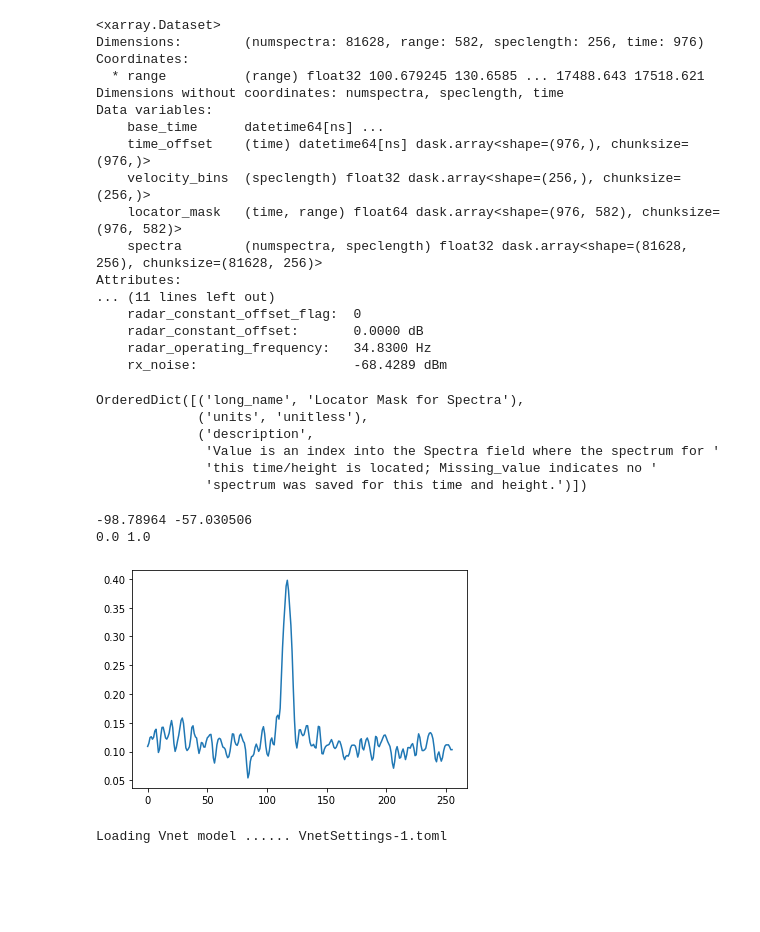
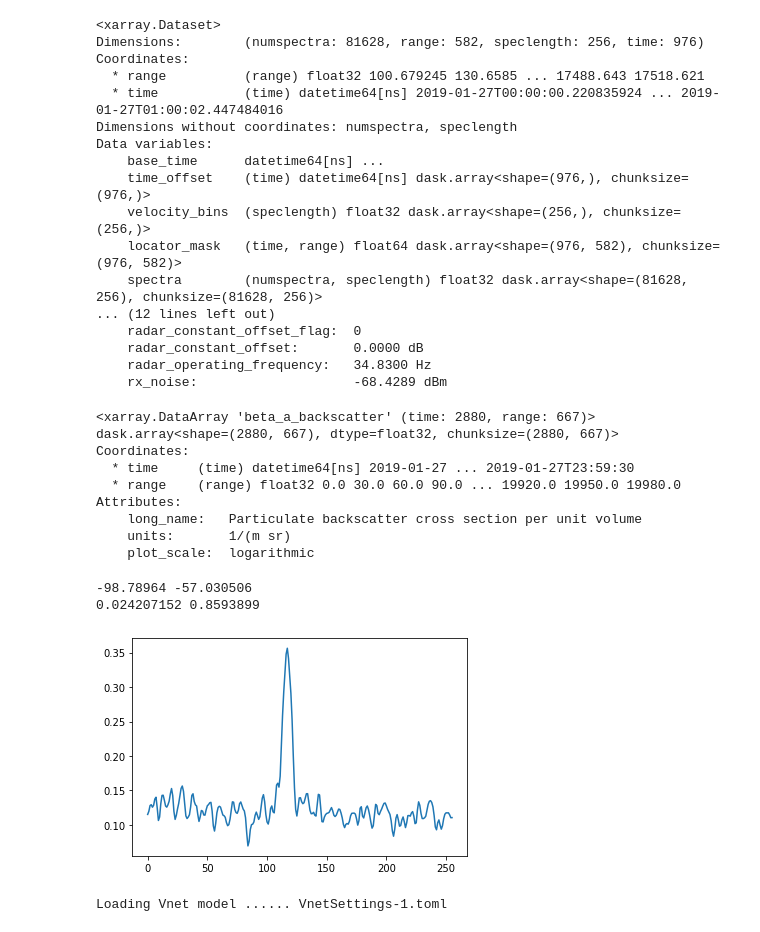
Before and after one commit to remsens-lim/Voodoo, a Jupyter notebook: Voodoo_predictor.ipynb, the cells around one changed output. Cells and saved outputs as stored; diff of their text form; code cells hidden in the pictures; blank space fills up the shorter version.

```diff
--- a/Voodoo_predictor.ipynb
+++ b/Voodoo_predictor.ipynb
@@ -42,24 +40,39 @@ def VoodooPredictor(data_array):
     return prediction
 # %%
 data_path = '/Users/willi/data/MeteoData/KAZR/nsakazrspeccmaskgecopolC1.a0.20190127.050006.cdf'
+
 data = xr.open_mfdataset(data_path)
-
+data['time'] = data['time_offset']
 data
 # %% [output]
 <xarray.Dataset>
 Dimensions:        (numspectra: 81628, range: 582, speclength: 256, time: 976)
 Coordinates:
   * range          (range) float32 100.679245 130.6585 ... 17488.643 17518.621
-Dimensions without coordinates: numspectra, speclength, time
+  * time           (time) datetime64[ns] 2019-01-27T00:00:00.220835924 ... 2019-01-27T01:00:02.447484016
+Dimensions without coordinates: numspectra, speclength
 Data variables:
     base_time      datetime64[ns] ...
     time_offset    (time) datetime64[ns] dask.array<shape=(976,), chunksize=(976,)>
     velocity_bins  (speclength) float32 dask.array<shape=(256,), chunksize=(256,)>
     locator_mask   (time, range) float64 dask.array<shape=(976, 582), chunksize=(976, 582)>
     spectra        (numspectra, speclength) float32 dask.array<shape=(81628, 256), chunksize=(81628, 256)>
-Attributes:
-... (11 lines left out)
+... (12 lines left out)
     radar_constant_offset_flag:  0
     radar_constant_offset:       0.0000 dB
     radar_operating_frequency:   34.8300 Hz
     rx_noise:                    -68.4289 dBm
+# %%
+hsrl = xr.open_mfdataset('/Users/willi/data/MeteoData/KAZR/nsahsrlC1.a1.20190127.000000.nc')
+backscatter = hsrl['beta_a_backscatter'].copy()
+backscatter
+# %% [output]
+<xarray.DataArray 'beta_a_backscatter' (time: 2880, range: 667)>
+dask.array<shape=(2880, 667), dtype=float32, chunksize=(2880, 667)>
+Coordinates:
+  * time     (time) datetime64[ns] 2019-01-27 ... 2019-01-27T23:59:30
+  * range    (range) float32 0.0 30.0 60.0 90.0 ... 19920.0 19950.0 19980.0
+Attributes:
+    long_name:   Particulate backscatter cross section per unit volume
+    units:       1/(m sr)
+    plot_scale:  logarithmic
@@ -66,33 +81,25 @@ Attributes:
 # %%
 # show quicklook
 %matplotlib inline
-pprint.pprint(data['locator_mask'].attrs)
-# %% [output]
-OrderedDict([('long_name', 'Locator Mask for Spectra'),
-             ('units', 'unitless'),
-             ('description',
-              'Value is an index into the Spectra field where the spectrum for '
-              'this time/height is located; Missing_value indicates no '
-              'spectrum was saved for this time and height.')])
 # %%
 # get nonzero mask
 nonzeros_mask = data['locator_mask'].values > -1
 # %%
 # show spectra quicklook + normalize
 #spectra_orig = data['spectra'].values.copy()
 spectra_orig = gaussian_filter1d(data['spectra'].values.copy(), sigma=1)
 
 print(spectra_orig.min(), spectra_orig.max())
 
 # normalize between 0 and 1
-spectra_norm = (spectra_orig - spectra_orig.min()) / (spectra_orig.max()-spectra_orig.min())
+spectra_norm = (spectra_orig - (-100)) / ((-50)-(-100))
 plt.plot(spectra_norm[1000, :])
 
 print(spectra_norm.min(), spectra_norm.max())
 # %% [output]
 -98.78964 -57.030506
-0.0 1.0
+0.024207152 0.8593899
-[figure, old version]
+[figure, new version]
 # %%
 X = np.zeros((spectra_norm.shape)+(6,))
 for i in range(spectra_norm.shape[0]):
```
Also changed, not shown: parts of 6 cells of this notebook.
